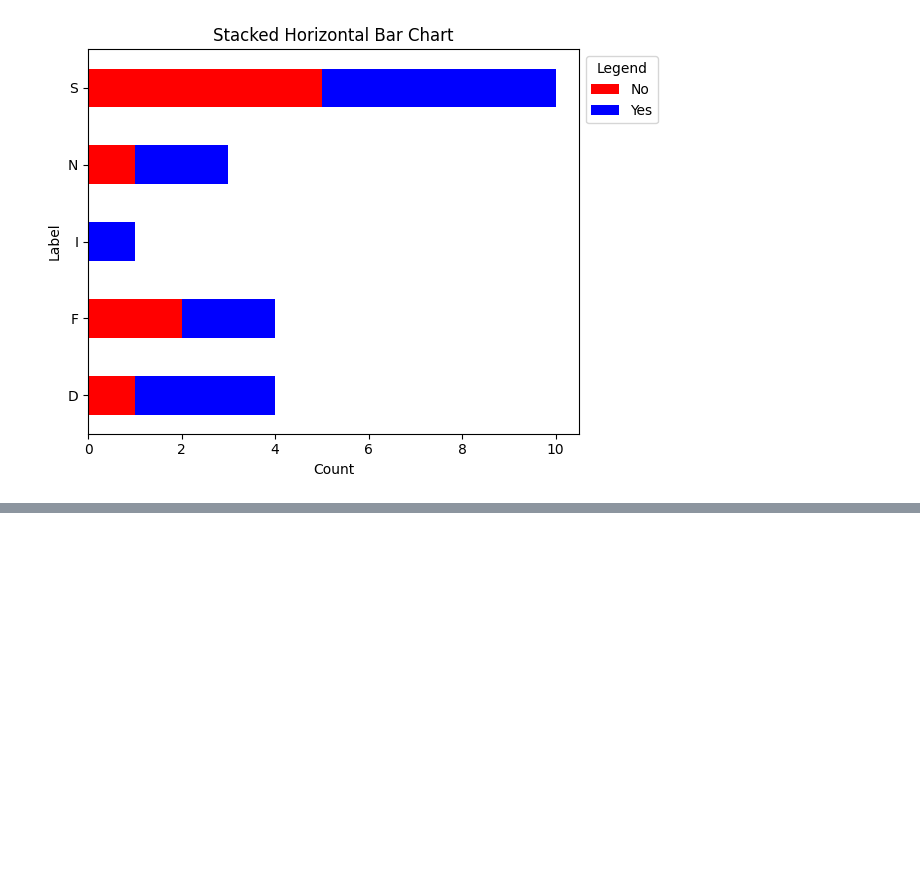
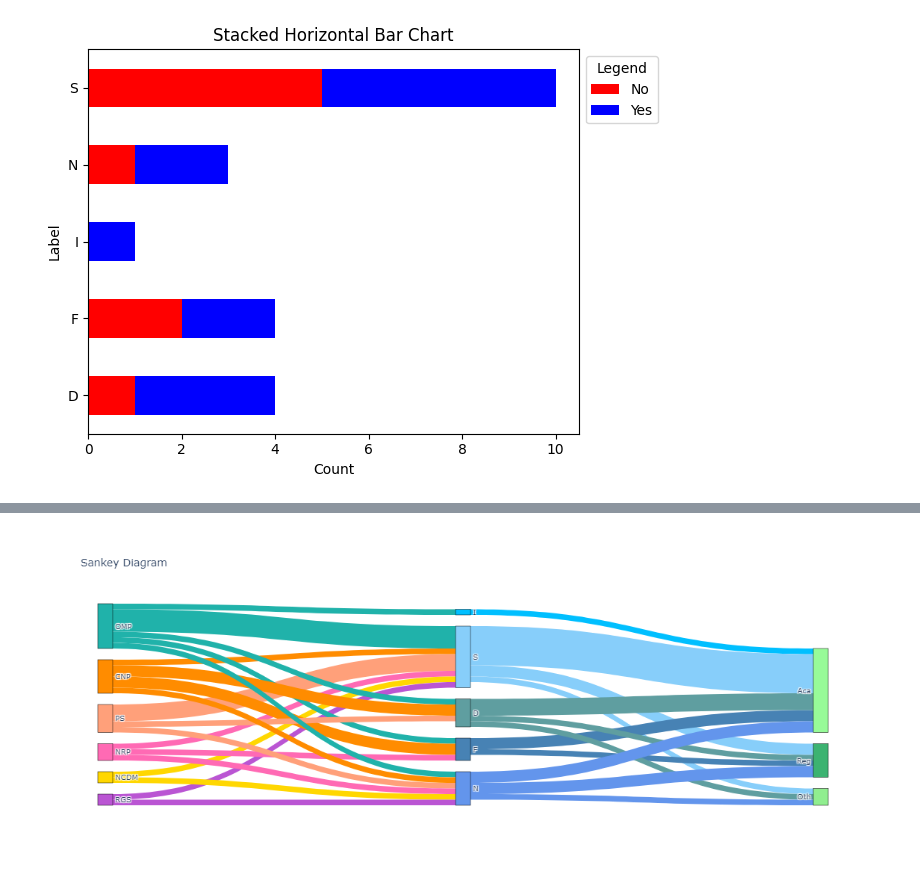
Before and after one commit to MrChooey/Data_Analytics, a Jupyter notebook: src/PLOTS.ipynb, the cells around one changed output, grey strips where cells are left out. Drawn from its saved outputs; the diff is of its cells as text; code cells hidden in the pictures; blank space fills up the shorter version.

Commit message:
Update data processing logic for improved performance

```diff
--- a/src/PLOTS.ipynb
+++ b/src/PLOTS.ipynb
@@ -92,0 +47,3 @@ display(img)
+# %%
+sankey_df = pd.read_csv('data/sankey_assignment.csv')
+sankey_df.tail()
@@ -92,0 +57,59 @@ display(img)
+# %%
+def find_distance_sankey(mid, target):
+    global sankey_df
+    return sankey_df.loc[sankey_df['LABEL'] == mid, target].values[0]
+start = list(sankey_df.columns[1:9])
+middle = list(sankey_df['LABEL'].unique())
+end = list(sankey_df.columns[9:])
+
+node_labels = start + middle + end
+
+source = []
+target = []
+value = []
+
+node_indices = {x: i for i, x in enumerate(node_labels)}
+
+# Get values from start to middle
+for s in start:
+    for m in middle:
+        dist = find_distance_sankey(m, s)
+
+        if dist > 0:
+            source.append(node_indices[s])
+            target.append(node_indices[m])
+            value.append(dist)
+
+# # Get values from middle to end
+for e in end:
+    for m in middle:
+        dist = find_distance_sankey(m, e)
+
+        if dist > 0:
+            source.append(node_indices[m])
+            target.append(node_indices[e])
+            value.append(dist)
+
+link_colors = [colors[src] for src in sources]
+
+fig = go.Figure(go.Sankey(
+    node=dict(
+        pad=15,
+        thickness=20,
+        line=dict(color="black", width=0.5),
+        label=labels,
+        color=colors
+    ),
+    link=dict(
+        source=sources,
+        target=targets,
+        value=values,
+        color=link_colors
+    )
+))
+
+fig.update_layout(title_text="Sankey Diagram", font_size=10)
+
+Image("./assets/sankey_diagram.png")
+# %% [output]
+[figure, added]
```
Also changed, not shown: parts of 8 cells of this notebook.
